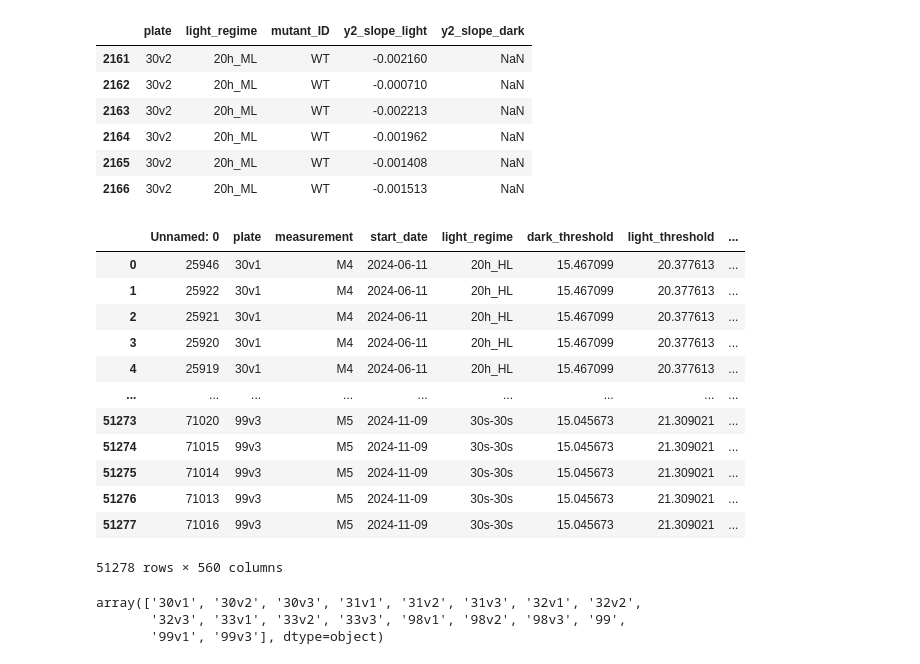
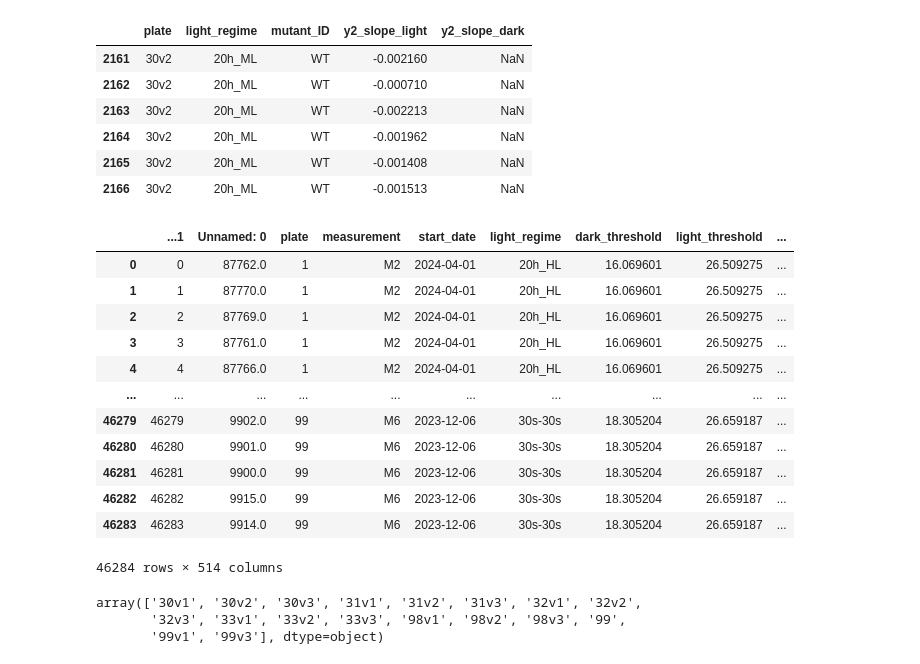
Before and after one commit to Imane-Mkt/Chlamy, a Jupyter notebook: Chlamy_Project_v2-main/Notebooks_Imane/lightanddarkslopes.ipynb, the cells around one changed output. Saved outputs shown, nothing was run; the diff lists cells and outputs as text; code cells hidden in the pictures.

```diff
--- a/Chlamy_Project_v2-main/Notebooks_Imane/lightanddarkslopes.ipynb
+++ b/Chlamy_Project_v2-main/Notebooks_Imane/lightanddarkslopes.ipynb
@@ -18,4 +18,4 @@ data_33 = pd.read_csv('/home/imokhtatif/.vscode-server/Chlamy_Project_v2-main/Qu
 data_99 = pd.read_csv('/home/imokhtatif/.vscode-server/Chlamy_Project_v2-main/Quantile_normalization/phase2_99_quantile1.csv')
 data = pd.concat([data_30, data_31, data_32, data_33, data_99])
 # %%
-data = pd.read_csv('/home/imokhtatif/.vscode-server/Chlamy_Project_v2-main/Quantile_normalization/2025_5_phase2.csv')
+data = pd.read_csv('/home/imokhtatif/.vscode-server/Chlamy_Project_v2-main/Data/2025_5_phase1_light_status_slope_randeffONLYPLATES_ontimepoints.csv')
@@ -24,6 +22,6 @@ FileNotFoundError: [Errno 2] No such file or directory: '/home/imokhtatif/.vscod
 # %%
 # adding light_status_ columns based on the PAR column in the design matrices
-
+# need all files to be names like 20250101_plate-MX_light.csv or
 folder = '/home/imokhtatif/.vscode-server/Chlamy_Project_v2-main/Data/exemples of light on light off'
 data = data.copy()
 
@@ -51,7 +49,7 @@ for fname in os.listdir(folder):
 for fname, _ in latest_files.values():
     for plate in data['plate'].unique():
         for light in data['light_regime'].unique():
-            if (f"_99v1-" in fname) and (light in fname):
+            if (f"_99-" in fname) and (light in fname):  # 99 for phase 1 and 99v1 for phase 2 light statuses
                 path = os.path.join(folder, fname)
                 try:
                     dm = pd.read_csv(path, sep=';', encoding='utf-8')
@@ -100,7 +116,7 @@ print(min(dm['Time']), max(dm['Time']))
 data['plate']= data['plate'].astype(str)
 # %%
 # Plotting the light and dark timepoints for sanity checks
-data = pd.read_csv('/home/imokhtatif/.vscode-server/Chlamy_Project_v2-main/Quantile_normalization/2025_5_phase2_light_status_slope_QtilNorm_randeffONLYPLATES_ontimepoints.csv')
+#data = pd.read_csv('/home/imokhtatif/.vscode-server/Chlamy_Project_v2-main/Quantile_normalization/2025_5_phase2_light_status_slope_QtilNorm_randeffONLYPLATES_ontimepoints.csv')
 y2_columns = [col for col in data.columns if col.startswith('y2_') and col.split('_')[-1].isdigit() and 'std' not in col]
 time_columns = [col for col in data.columns if col.startswith('measurement_time_')]
 light_status_cols = [col for col in data.columns if col.startswith('light_status_')]
@@ -119,9 +135,9 @@ elapsed_hours_cols = sorted(
     key=lambda x: int(x.split("_")[-1])
 )
 
-data = data[data['mutated_genes'].isin(['Cre12.g531900'])]
+#data = data[data['mutated_genes'].isin(['Cre12.g531900'])]
 # modifiable
-light_regime = '30s-30s'
+light_regime = '10min-10min'
 plates = sorted(data[data['light_regime'] == light_regime]['plate'].unique())
 n = len(plates)
 
@@ -157,7 +173,7 @@ for i, plate in enumerate(plates):
                 x = time_values[cond_mask].reshape(-1, 1)
                 y = y2_values[cond_mask]
                 model = LinearRegression().fit(x, y)
-                print(condition, model.coef_[0])
+                #print(condition, model.coef_[0])
                 x_line = np.linspace(x.min(), x.max(), 100).reshape(-1, 1)
                 y_line = model.predict(x_line)
                 ax.plot(x_line, y_line, color=color, linewidth=1)
@@ -189,7 +205,7 @@ print(data[['plate', 'light_regime', 'mutant_ID', 'y2_slope_light', 'y2_slope_da
 # compute the slopes and add y2_slope_light and y2_slope_dark columns
 df = data#pd.concat([data_30, data_31, data_32, data_33, data_99])
 plates = np.sort(df['plate'].unique())
-lights = ['20h_HL', '20h_ML', '2h-2h', '10min-10min', '5min-5min', '1min-5min', '1min-1min', '30s-30s']
+lights = ['20h_HL', '20h_ML', '2h-2h', '10min-10min',  '1min-1min', '30s-30s']
 df_list = []
 
 for plate in plates :
@@ -252,22 +268,22 @@ df_final = pd.concat(df_list, ignore_index=True)
 data = df_final.copy()
 data['y2_slope'] = data['y2_slope_light']
 # %%
-data.to_csv('/home/imokhtatif/.vscode-server/Chlamy_Project_v2-main/Data/2025_5_phase2_light_status_slope.csv')
+data.to_csv('/home/imokhtatif/.vscode-server/Chlamy_Project_v2-main/Data/2025_5_phase1_light_status_slope_randeffONLYPLATEStimepoints.csv')
 data
 # %% [output]
-|  | Unnamed: 0 | plate | measurement | start_date | light_regime | dark_threshold | light_threshold | ... |
-| 0 | 25946 | 30v1 | M4 | 2024-06-11 | 20h_HL | 15.467099 | 20.377613 | ... |
-| 1 | 25922 | 30v1 | M4 | 2024-06-11 | 20h_HL | 15.467099 | 20.377613 | ... |
-| 2 | 25921 | 30v1 | M4 | 2024-06-11 | 20h_HL | 15.467099 | 20.377613 | ... |
-| 3 | 25920 | 30v1 | M4 | 2024-06-11 | 20h_HL | 15.467099 | 20.377613 | ... |
-| 4 | 25919 | 30v1 | M4 | 2024-06-11 | 20h_HL | 15.467099 | 20.377613 | ... |
-| ... | ... | ... | ... | ... | ... | ... | ... | ... |
-| 51273 | 71020 | 99v3 | M5 | 2024-11-09 | 30s-30s | 15.045673 | 21.309021 | ... |
-| 51274 | 71015 | 99v3 | M5 | 2024-11-09 | 30s-30s | 15.045673 | 21.309021 | ... |
-| 51275 | 71014 | 99v3 | M5 | 2024-11-09 | 30s-30s | 15.045673 | 21.309021 | ... |
-| 51276 | 71013 | 99v3 | M5 | 2024-11-09 | 30s-30s | 15.045673 | 21.309021 | ... |
-| 51277 | 71016 | 99v3 | M5 | 2024-11-09 | 30s-30s | 15.045673 | 21.309021 | ... |
+|  | ...1 | Unnamed: 0 | plate | measurement | start_date | light_regime | dark_threshold | light_threshold | ... |
+| 0 | 0 | 87762.0 | 1 | M2 | 2024-04-01 | 20h_HL | 16.069601 | 26.509275 | ... |
+| 1 | 1 | 87770.0 | 1 | M2 | 2024-04-01 | 20h_HL | 16.069601 | 26.509275 | ... |
+| 2 | 2 | 87769.0 | 1 | M2 | 2024-04-01 | 20h_HL | 16.069601 | 26.509275 | ... |
+| 3 | 3 | 87761.0 | 1 | M2 | 2024-04-01 | 20h_HL | 16.069601 | 26.509275 | ... |
+| 4 | 4 | 87766.0 | 1 | M2 | 2024-04-01 | 20h_HL | 16.069601 | 26.509275 | ... |
+| ... | ... | ... | ... | ... | ... | ... | ... | ... | ... |
+| 46279 | 46279 | 9902.0 | 99 | M6 | 2023-12-06 | 30s-30s | 18.305204 | 26.659187 | ... |
+| 46280 | 46280 | 9901.0 | 99 | M6 | 2023-12-06 | 30s-30s | 18.305204 | 26.659187 | ... |
+| 46281 | 46281 | 9900.0 | 99 | M6 | 2023-12-06 | 30s-30s | 18.305204 | 26.659187 | ... |
+| 46282 | 46282 | 9915.0 | 99 | M6 | 2023-12-06 | 30s-30s | 18.305204 | 26.659187 | ... |
+| 46283 | 46283 | 9914.0 | 99 | M6 | 2023-12-06 | 30s-30s | 18.305204 | 26.659187 | ... |
-51278 rows × 560 columns
+46284 rows × 514 columns
 # %%
 data['plate'].unique()
 # %% [output]
```
Also changed, not shown: parts of 6 cells of this notebook, 10 other files.
